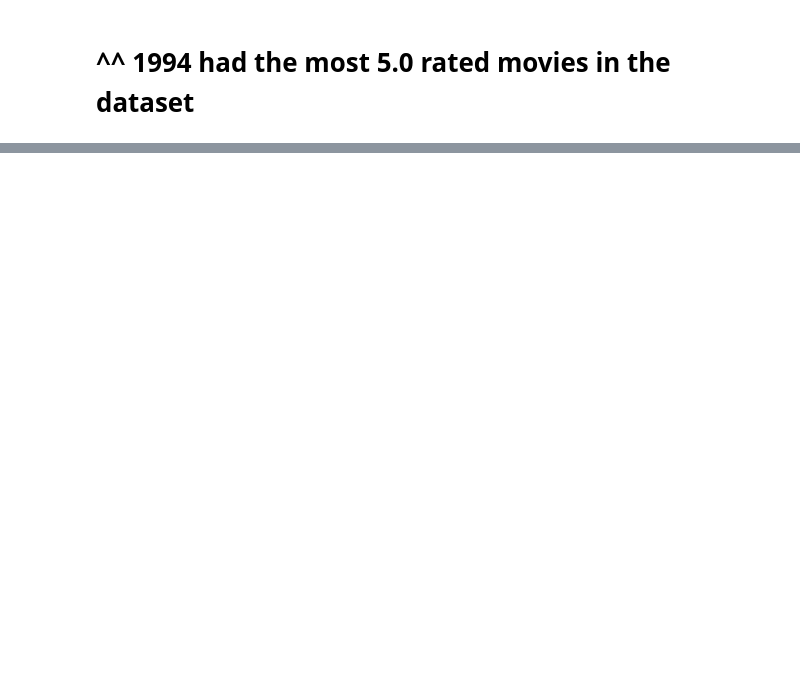
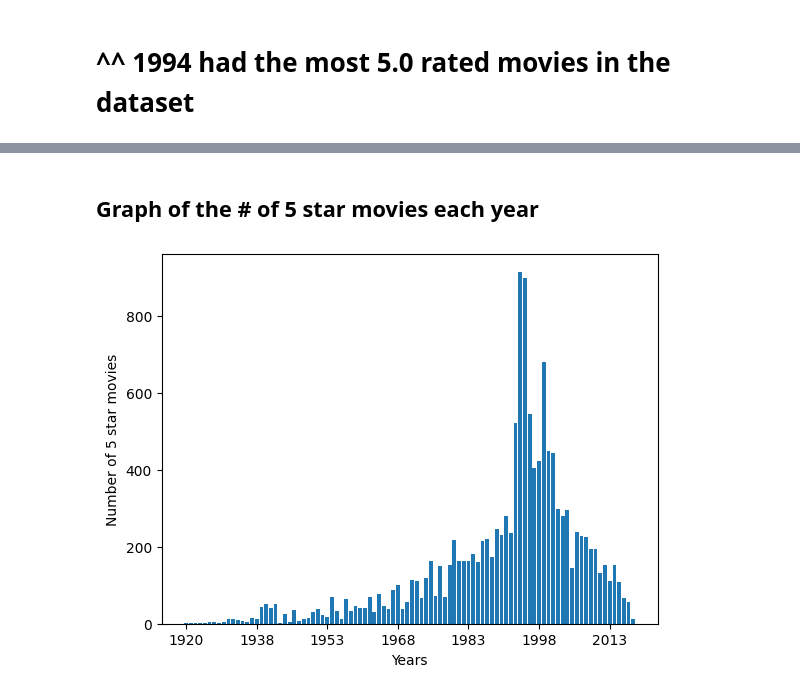
Before and after one commit to ccthatsme/djangodatamovie, a Jupyter notebook: Untitled-2.ipynb, the cells around one changed output, grey strips where cells are left out. Cells and saved outputs as stored; diff of their text form; code cells hidden in the pictures; blank space fills up the shorter version.

```diff
--- a/Untitled-2.ipynb
+++ b/Untitled-2.ipynb
@@ -152,0 +204,15 @@ movieWithHighestRating.head()
+# %% [markdown]
+## Graph of the # of 5 star movies each year
+# %%
+sortedMovies = movieWithHighestRating.sort_values(by='Year')
+
+plt.bar(sortedMovies['Year'], sortedMovies['Number_of_movies'])
+plt.xlabel('Years')
+plt.ylabel('Number of 5 star movies')
+interval = 15
+year_ticks = sortedMovies['Year'][::interval]
+plt.xticks(movieWithHighestRating['Year'])
+plt.xticks(year_ticks)
+plt.show()
+# %% [output]
+[figure, added]
```
Also changed, not shown: parts of 6 cells of this notebook.
